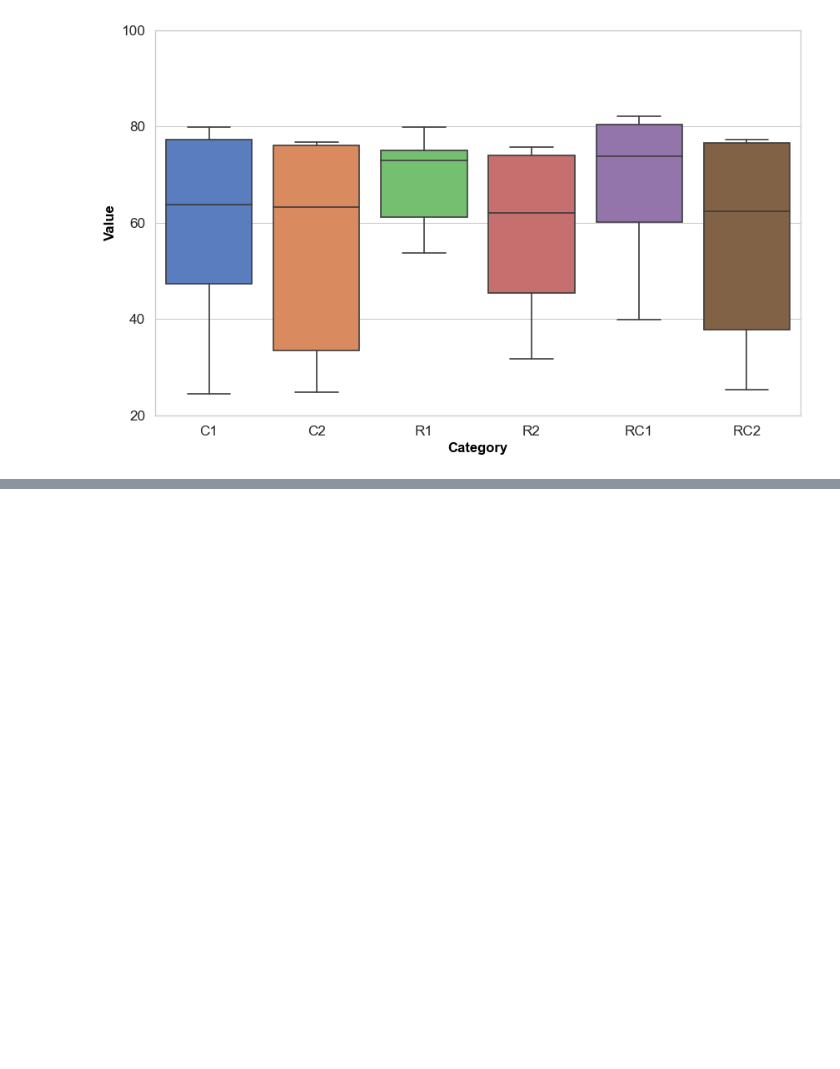
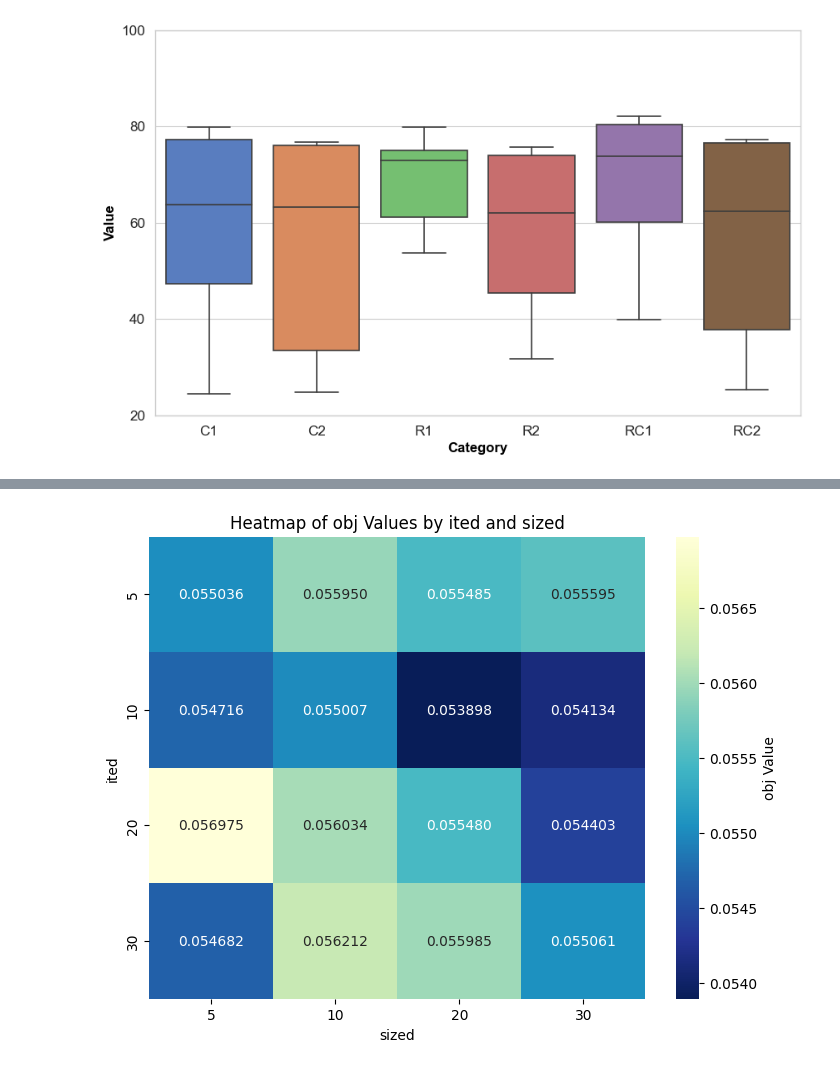
Before and after one commit to hwnginsoict/dvrpsd, a Jupyter notebook: experiment/experiment.ipynb, the cells around one changed output, grey strips where cells are left out. Cells and saved outputs as stored; diff of their text form; code cells hidden in the pictures; blank space fills up the shorter version.

```diff
--- a/experiment/experiment.ipynb
+++ b/experiment/experiment.ipynb
@@ -167,3 +167,7 @@ plt.yticks(np.arange(20, 101, 20))
 plt.show()
 # %% [output]
 [figure]
+# %%
+import pandas as pd
+combined_CP = pd.read_excel("F:\CodingEnvironment\dvrpsd\experiment\combined_full.xlsx")
+combined_CP.head()
@@ -169,0 +181,8 @@ plt.show()
+# %%
+cp_merge = combined_CP.groupby(['ited','sized']).agg({
+    'obj': 'mean',
+    'time': 'mean'
+}).reset_index()
+
+# Display the result
+cp_merge.head()
@@ -169,0 +196,17 @@ plt.show()
+# %%
+import pandas as pd
+import seaborn as sns
+import matplotlib.pyplot as plt
+
+# Pivot the data to format it for the heatmap
+heatmap_data = cp_merge.pivot(index="ited", columns="sized", values="obj")
+
+# Plot the heatmap
+plt.figure(figsize=(8, 6))
+sns.heatmap(heatmap_data, annot=True, fmt=".6f", cmap="YlGnBu_r", cbar_kws={'label': 'obj Value'})
+plt.title("Heatmap of obj Values by ited and sized")
+plt.xlabel("sized")
+plt.ylabel("ited")
+plt.show()
+# %% [output]
+[figure, added]
```
Also changed, not shown: parts of 2 cells of this notebook, 9 other files.
